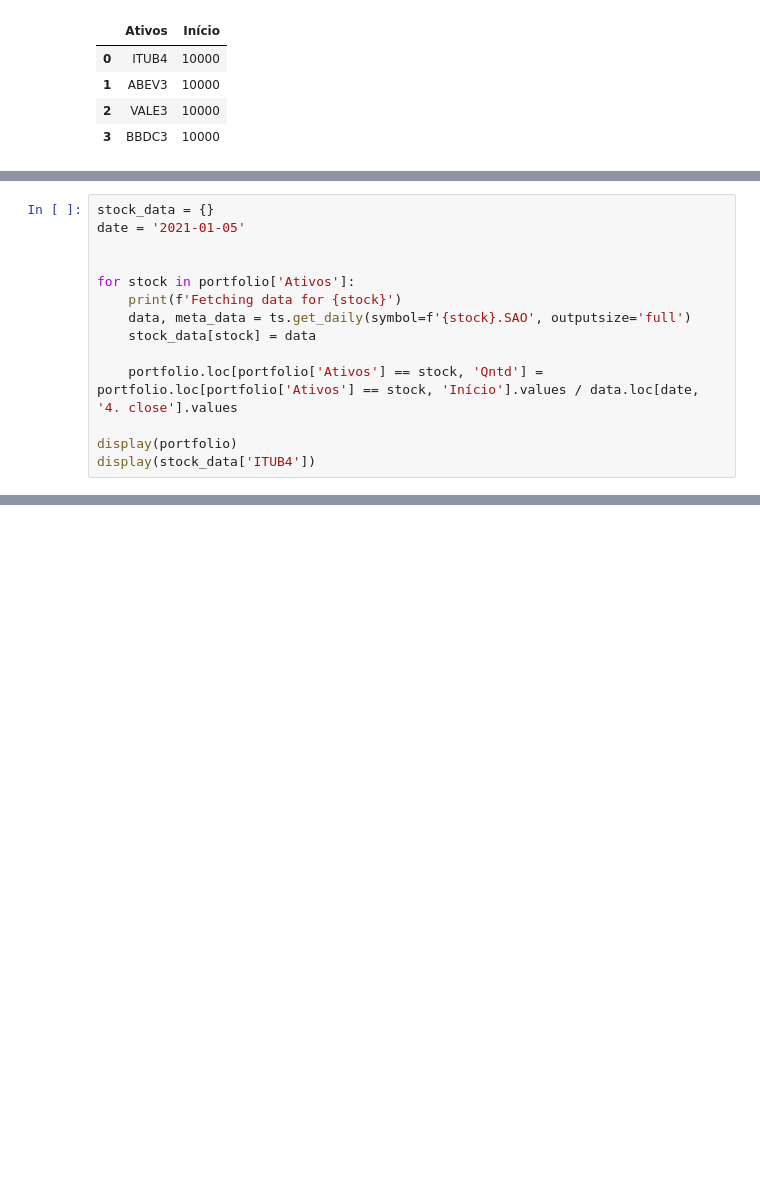
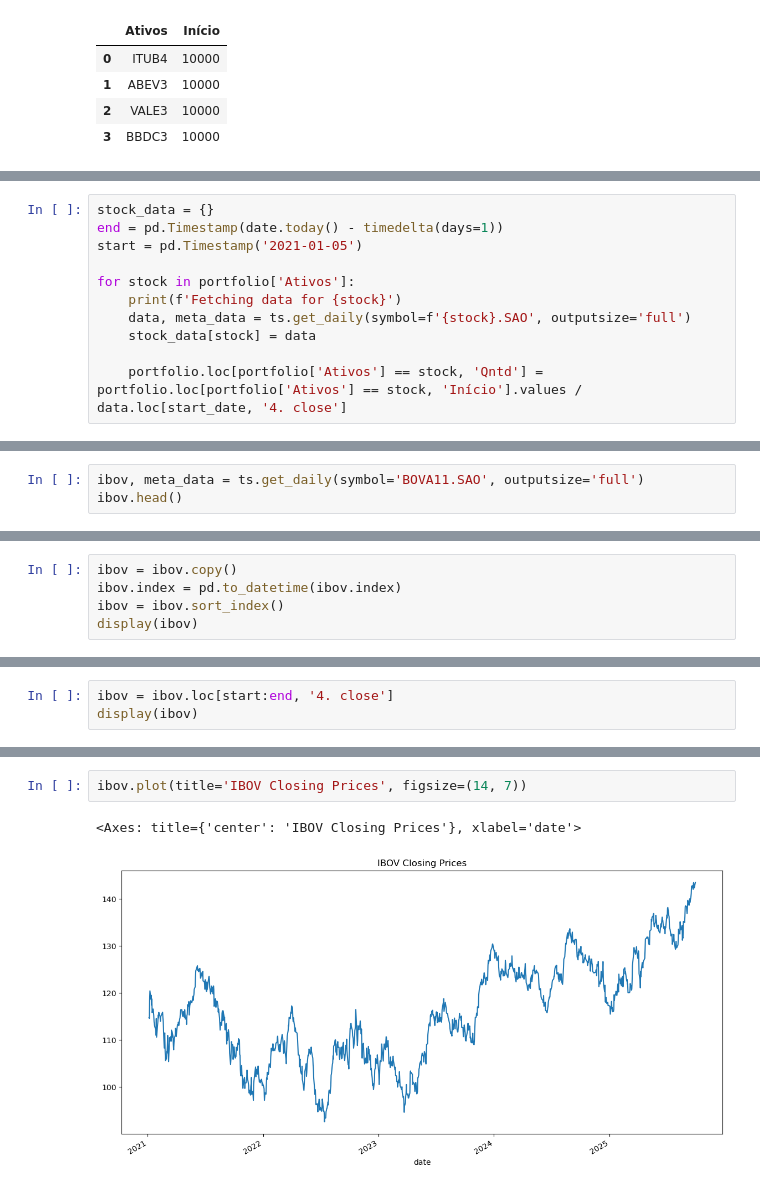
Before and after one commit to FerFilho23/Machine-Learning, a Jupyter notebook: datatalks/module-1/projects/investments-portfolio.ipynb, the cells around one changed output, grey strips where cells are left out. Saved outputs shown, nothing was run; the diff lists cells and outputs as text; blank space fills up the shorter version.

Commit message:
doc: Plot stocks closing price timeseries

```diff
--- a/datatalks/module-1/projects/investments-portfolio.ipynb
+++ b/datatalks/module-1/projects/investments-portfolio.ipynb
@@ -86,16 +37,13 @@ date
 # %%
 stock_data = {}
-date = '2021-01-05'
-
+end = pd.Timestamp(date.today() - timedelta(days=1))
+start = pd.Timestamp('2021-01-05')
 
 for stock in portfolio['Ativos']:
     print(f'Fetching data for {stock}')
     data, meta_data = ts.get_daily(symbol=f'{stock}.SAO', outputsize='full')
     stock_data[stock] = data
 
-    portfolio.loc[portfolio['Ativos'] == stock, 'Qntd'] = portfolio.loc[portfolio['Ativos'] == stock, 'Início'].values / data.loc[date, '4. close'].values
-
-display(portfolio)
-display(stock_data['ITUB4'])
+    portfolio.loc[portfolio['Ativos'] == stock, 'Qntd'] = portfolio.loc[portfolio['Ativos'] == stock, 'Início'].values / data.loc[start_date, '4. close']
 # %% [output]
 Fetching data for ITUB4
@@ -102,0 +76,3 @@ ValueError: We have detected your API key as JKQDVFAKFH4GVB77 and our standard A
+# %%
+ibov, meta_data = ts.get_daily(symbol='BOVA11.SAO', outputsize='full')
+ibov.head()
@@ -102,0 +87,5 @@ ValueError: We have detected your API key as JKQDVFAKFH4GVB77 and our standard A
+# %%
+ibov = ibov.copy()
+ibov.index = pd.to_datetime(ibov.index)
+ibov = ibov.sort_index()
+display(ibov)
@@ -102,0 +107,3 @@ ValueError: We have detected your API key as JKQDVFAKFH4GVB77 and our standard A
+# %%
+ibov = ibov.loc[start:end, '4. close']
+display(ibov)
@@ -102,0 +124,5 @@ ValueError: We have detected your API key as JKQDVFAKFH4GVB77 and our standard A
+# %%
+ibov.plot(title='IBOV Closing Prices', figsize=(14, 7))
+# %% [output]
+<Axes: title={'center': 'IBOV Closing Prices'}, xlabel='date'>
+[figure, added]
```
Also changed, not shown: parts of 10 cells of this notebook.
